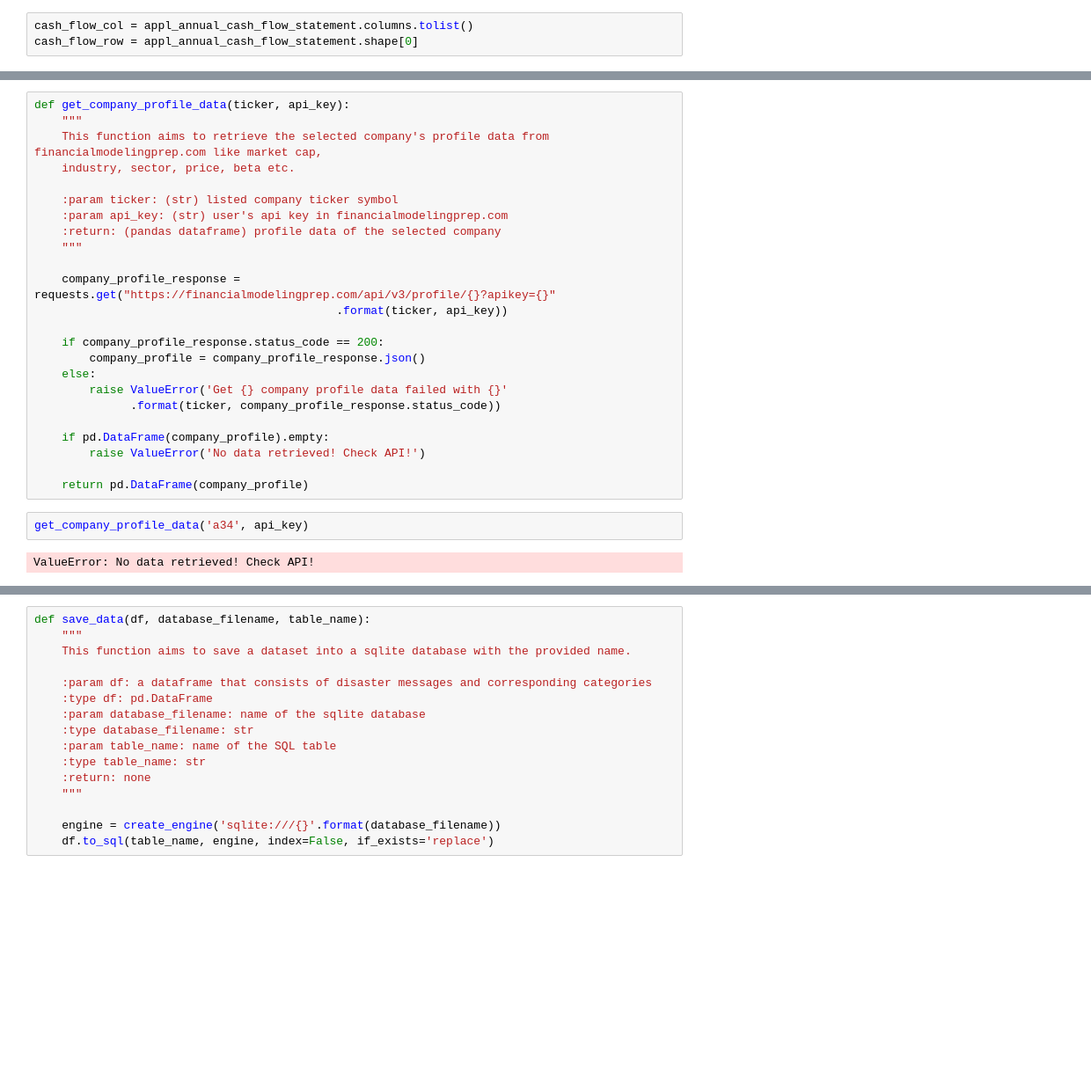
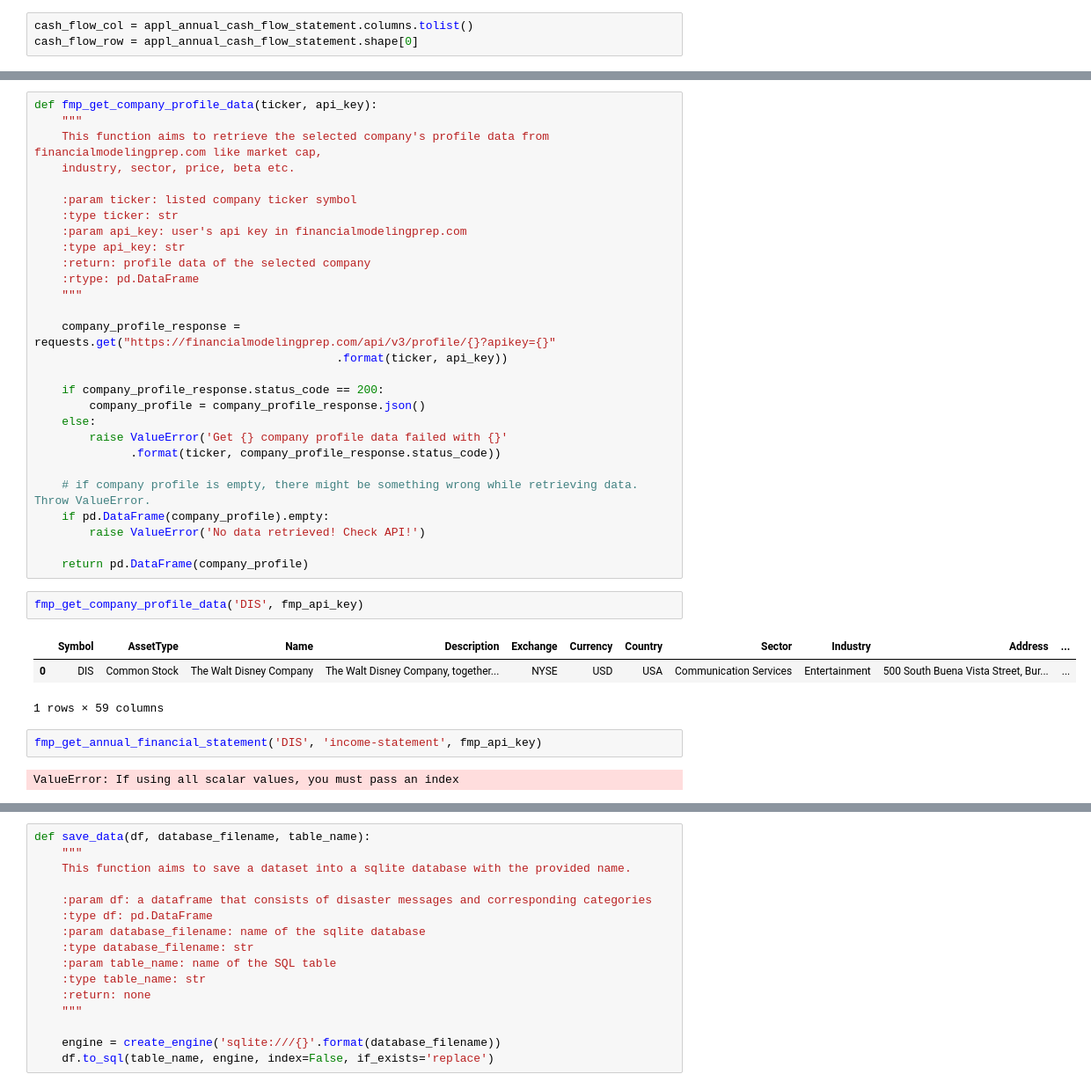
Before and after one commit to ooisiang/stock-analysis, a Jupyter notebook: stock_analysis.ipynb, the cells around one changed output, grey strips where cells are left out. Shown: that part at 88% size. Drawn from its saved outputs; the diff is of its cells as text; blank space fills up the shorter version.

```diff
--- a/stock_analysis.ipynb
+++ b/stock_analysis.ipynb
@@ -99,14 +103,17 @@ def get_annual_financial_statement(ticker, statement_type, api_key):
 
     return pd.DataFrame(annual_statement)
 # %%
-def get_company_profile_data(ticker, api_key):
+def fmp_get_company_profile_data(ticker, api_key):
     """
     This function aims to retrieve the selected company's profile data from financialmodelingprep.com like market cap,
     industry, sector, price, beta etc.
 
-    :param ticker: (str) listed company ticker symbol
-    :param api_key: (str) user's api key in financialmodelingprep.com
-    :return: (pandas dataframe) profile data of the selected company
+    :param ticker: listed company ticker symbol
+    :type ticker: str
+    :param api_key: user's api key in financialmodelingprep.com
+    :type api_key: str
+    :return: profile data of the selected company
+    :rtype: pd.DataFrame
     """
 
     company_profile_response = requests.get("https://financialmodelingprep.com/api/v3/profile/{}?apikey={}"
@@ -118,12 +125,19 @@ def get_company_profile_data(ticker, api_key):
         raise ValueError('Get {} company profile data failed with {}'
               .format(ticker, company_profile_response.status_code))
 
+    # if company profile is empty, there might be something wrong while retrieving data. Throw ValueError.
     if pd.DataFrame(company_profile).empty:
         raise ValueError('No data retrieved! Check API!')
 
     return pd.DataFrame(company_profile)
-# %%
-get_company_profile_data('a34', api_key)
-# %% [output]
-ValueError: No data retrieved! Check API!
+# %%
+fmp_get_company_profile_data('DIS', fmp_api_key)
+# %% [output]
+|  | Symbol | AssetType | Name | Description | Exchange | Currency | Country | Sector | Industry | Address | ... |
+| 0 | DIS | Common Stock | The Walt Disney Company | The Walt Disney Company, together... | NYSE | USD | USA | Communication Services | Entertainment | 500 South Buena Vista Street, Bur... | ... |
+1 rows × 59 columns
+# %%
+fmp_get_annual_financial_statement('DIS', 'income-statement', fmp_api_key)
+# %% [output]
+ValueError: If using all scalar values, you must pass an index
 # %%
```
Also changed, not shown: parts of 21 cells of this notebook, 1 other file.
